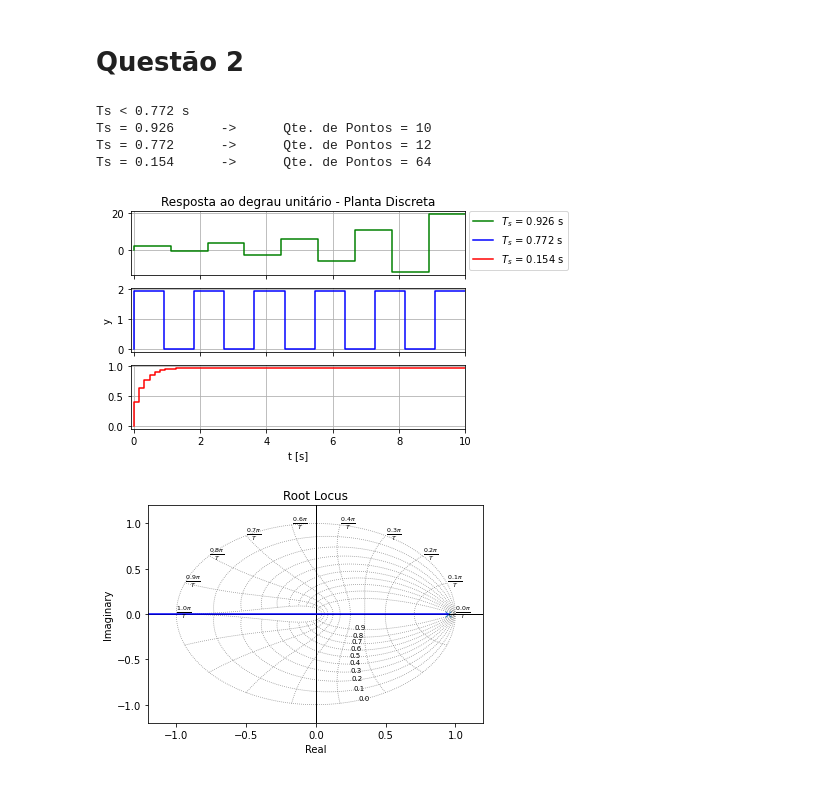
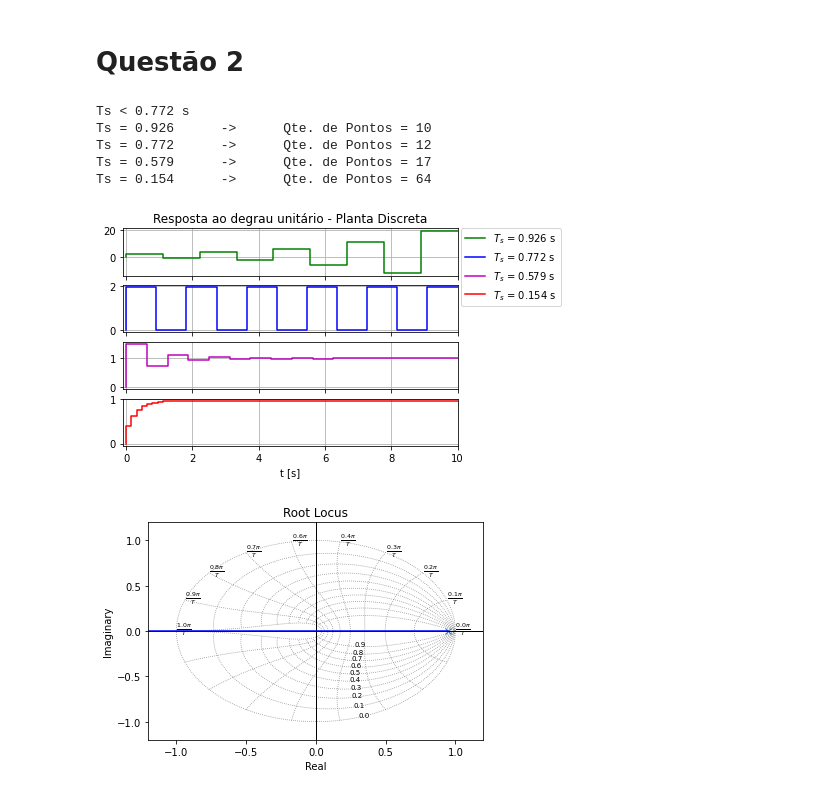
Before and after one commit to Widmark-Kaue/digital-signal-processing, a Jupyter notebook: avl1.ipynb, the cells around one changed output. Cells and saved outputs as stored; diff of their text form; code cells hidden in the pictures.

```diff
--- a/avl1.ipynb
+++ b/avl1.ipynb
@@ -43,42 +43,42 @@ a  = 1/13.5
 Ts = -np.log((K-1)/(K+1))/a
 print(f'Ts < {round(Ts,3)} s')
 
-Tsvet = [1.2*Ts,Ts, 0.2*Ts]
-color = ['g','b','r']
+Tsvet = [1.2*Ts,Ts, 0.75*Ts,0.2*Ts]
+color = ['g','b','m','r']
 
 fig, axes = plt.subplots(len(Tsvet),1)
 for i, ax in enumerate(axes):
     z = m.tf('z')
     Gz = K*(1 - np.exp(-a*Tsvet[i]))/(z - np.exp(-a*Tsvet[i]))
     Gzmf = m.feedback(Gz, 1)
 
     tfinal = 10
     qteT = int(tfinal/Tsvet[i])
     T = np.linspace(0,tfinal,qteT)
     y, t = m.step(Gzmf, T)
 
     ax.step(t,y,color[i],label = f'$T_s$ = {round(Tsvet[i],3)} s')
     ax.set_xlim([-.1,tfinal])
     if i==0:
         ax.set_title('Resposta ao degrau unitário - Planta Discreta')
     if not i==len(axes)-1:
         ax.set_xticklabels([])
     ax.grid()
 
     print(f'Ts = {round(Tsvet[i],3)}\t->\tQte. de Pontos = {len(t)}')
 
 
 axes[-1].set_xlabel('t [s]')
-axes[1].set_ylabel('y')
 fig.legend(bbox_to_anchor = (1.15, 0.9))
 if not Path(IMAGES, 'step_response_discrete.png').exists():
     fig.savefig(f'{IMAGES}/step_response_discrete.png', dpi=720, format = 'png', bbox_inches = 'tight')
 # %% [output]
 Ts < 0.772 s
 Ts = 0.926      ->      Qte. de Pontos = 10
 Ts = 0.772      ->      Qte. de Pontos = 12
+Ts = 0.579      ->      Qte. de Pontos = 17
 Ts = 0.154      ->      Qte. de Pontos = 64
-[figure, old version]
+[figure, new version]
 # %%
 Gz      = m.tf(K*(1 - np.exp(-a*Ts)), [1, -np.exp(-a*Ts)], Ts)
 lim     = [-1.2,1.2]
```
Also changed, not shown: parts of 1 cell of this notebook.
